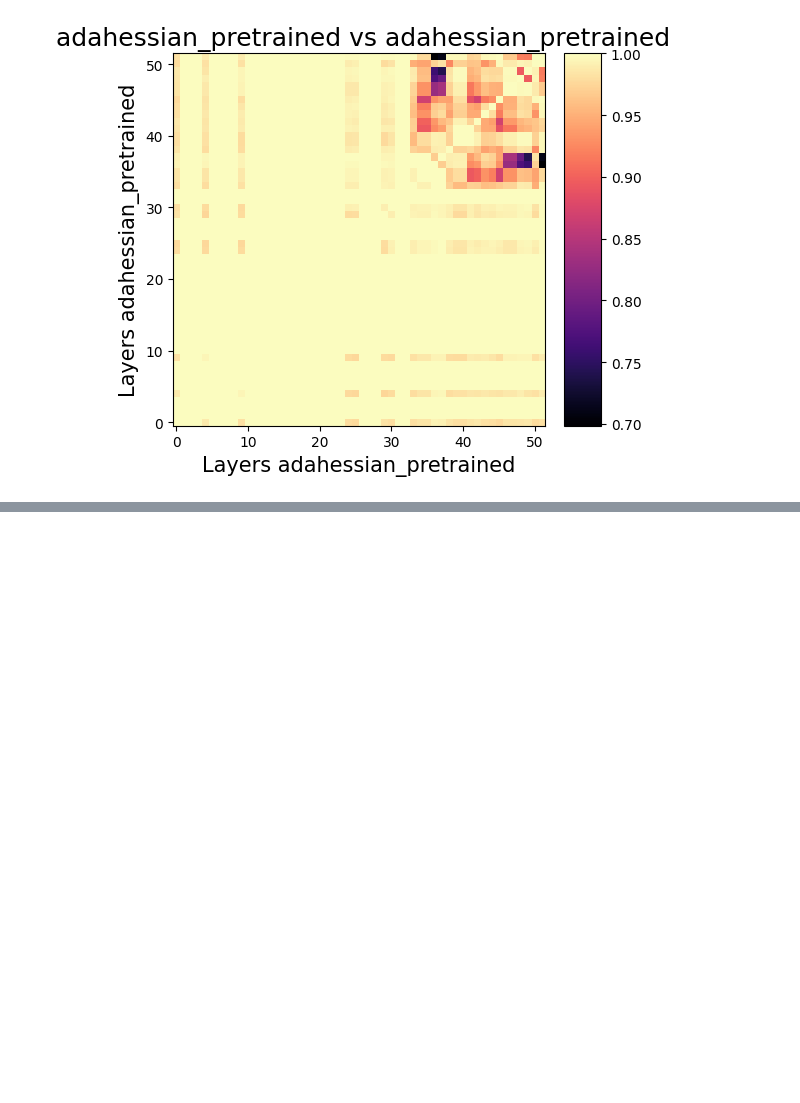
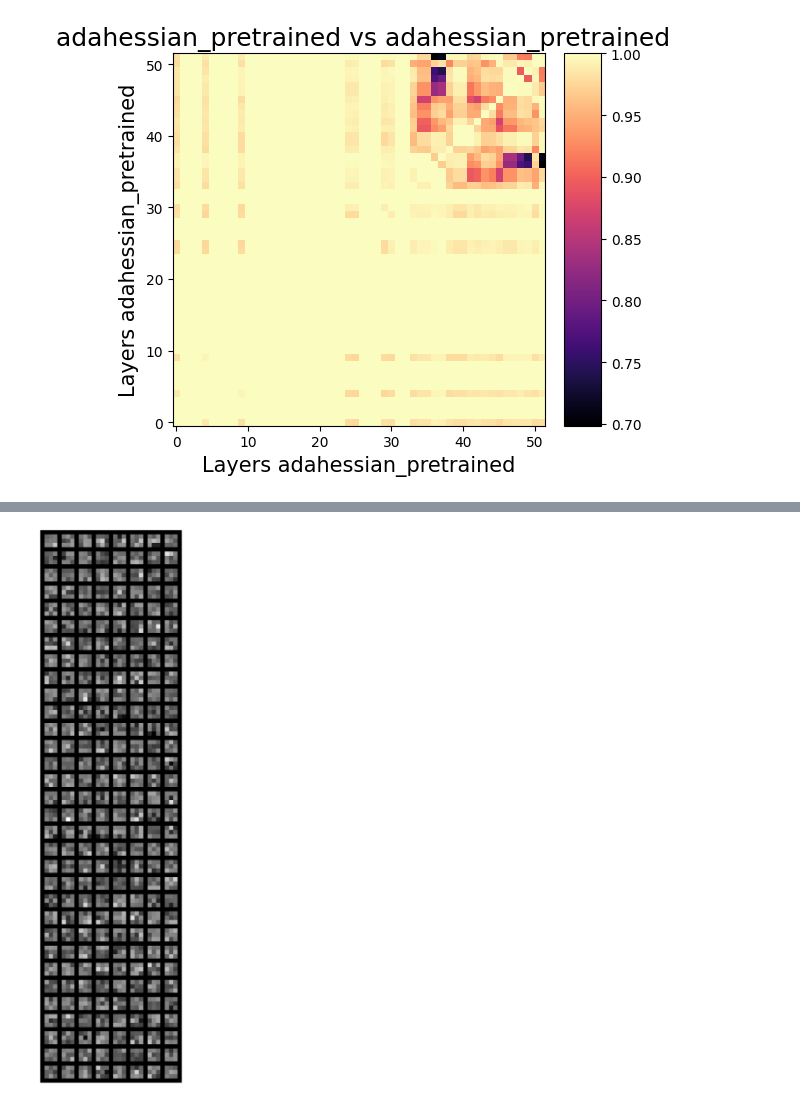
Before and after one commit to Benoit-Muller/Opti-ML, a Jupyter notebook: MesureSimilarity.ipynb, the cells around one changed output, grey strips where cells are left out. Cells and saved outputs as stored; diff of their text form; code cells hidden in the pictures; blank space fills up the shorter version.

```diff
--- a/MesureSimilarity.ipynb
+++ b/MesureSimilarity.ipynb
@@ -284,0 +369,9 @@ for i in range(len(names)):
+# %%
+filter = layer2.weight.data.clone()
+visTensor(filter, ch=0, allkernels=False)
+plt.axis('off')
+plt.ioff()
+plt.savefig("drive/MyDrive/Opti-ML/graphics/ada_layer3_1_conv.pdf")
+plt.show()
+# %% [output]
+[figure, added]
```
Also changed, not shown: parts of 8 cells of this notebook, 9 other files.
